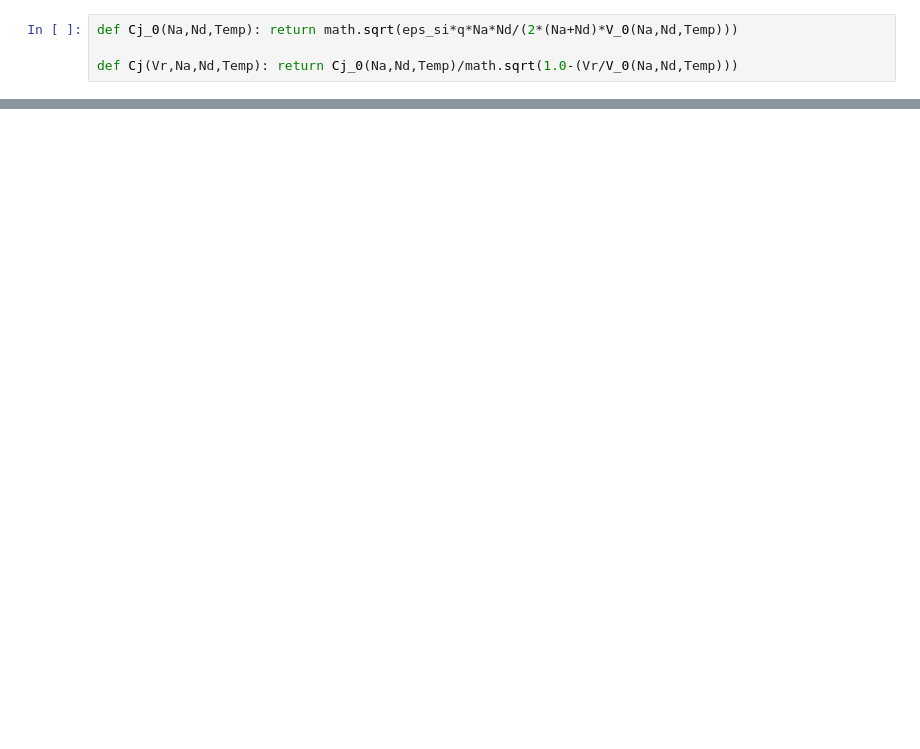
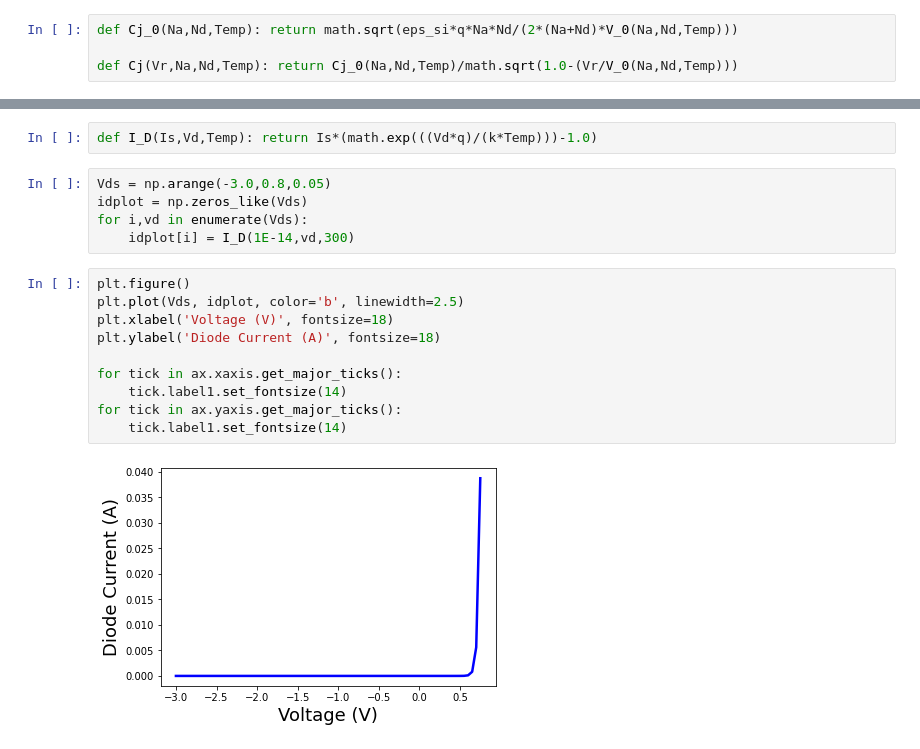
Before and after one commit to dvanblerkom/ece2200, a Jupyter notebook: Chapter2.ipynb, the cells around one changed output, grey strips where cells are left out. Drawn from its saved outputs; the diff is of its cells as text; blank space fills up the shorter version.

```diff
--- a/Chapter2.ipynb
+++ b/Chapter2.ipynb
@@ -145,0 +280,19 @@ Cj(-1.0,2E16,9E15,300)
+# %%
+def I_D(Is,Vd,Temp): return Is*(math.exp(((Vd*q)/(k*Temp)))-1.0)
+# %%
+Vds = np.arange(-3.0,0.8,0.05)
+idplot = np.zeros_like(Vds)
+for i,vd in enumerate(Vds):
+    idplot[i] = I_D(1E-14,vd,300)
+# %%
+plt.figure()
+plt.plot(Vds, idplot, color='b', linewidth=2.5)
+plt.xlabel('Voltage (V)', fontsize=18)
+plt.ylabel('Diode Current (A)', fontsize=18)
+
+for tick in ax.xaxis.get_major_ticks():
+    tick.label1.set_fontsize(14)
+for tick in ax.yaxis.get_major_ticks():
+    tick.label1.set_fontsize(14)
+# %% [output]
+[figure, added]
```
Also changed, not shown: parts of 24 cells of this notebook.
